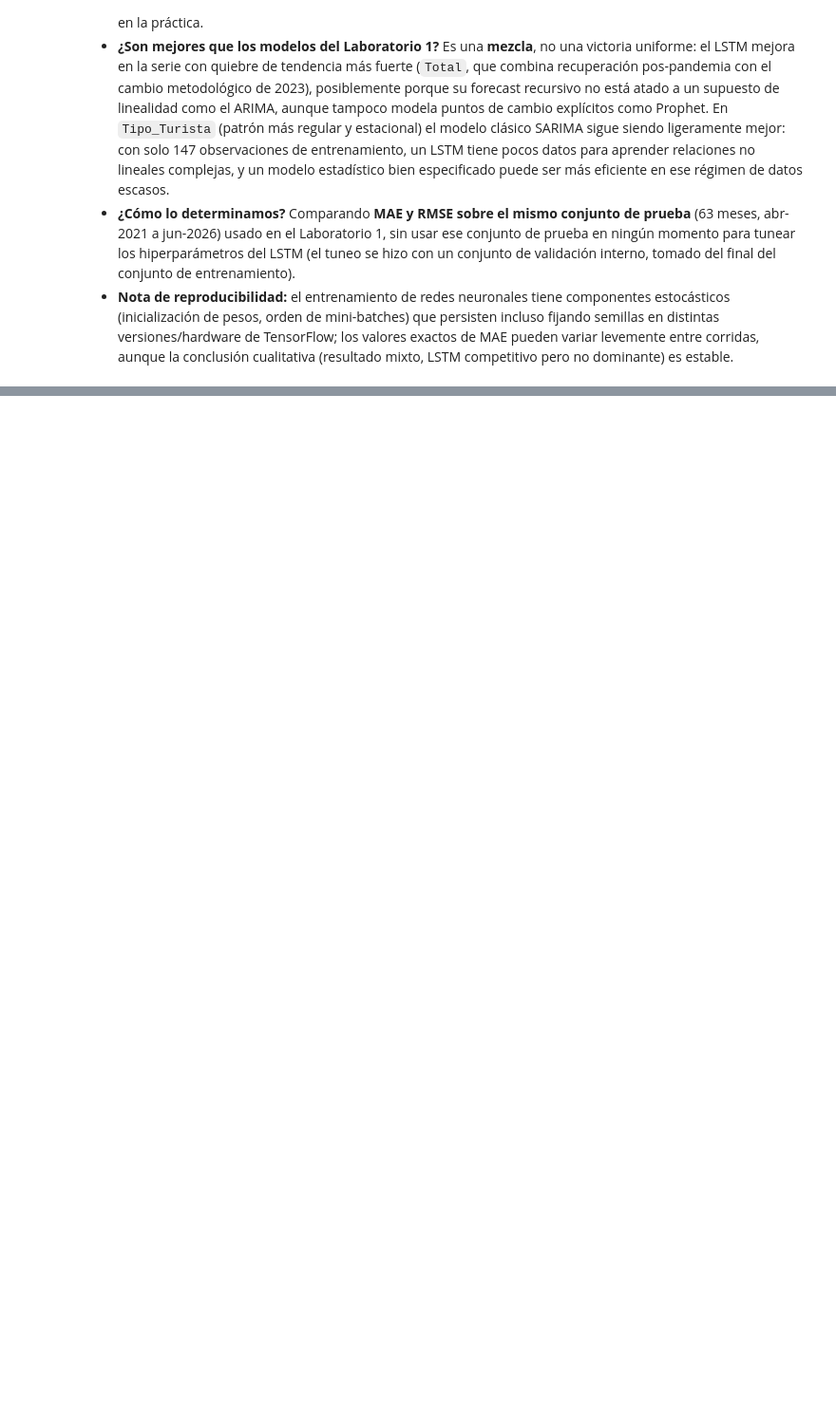
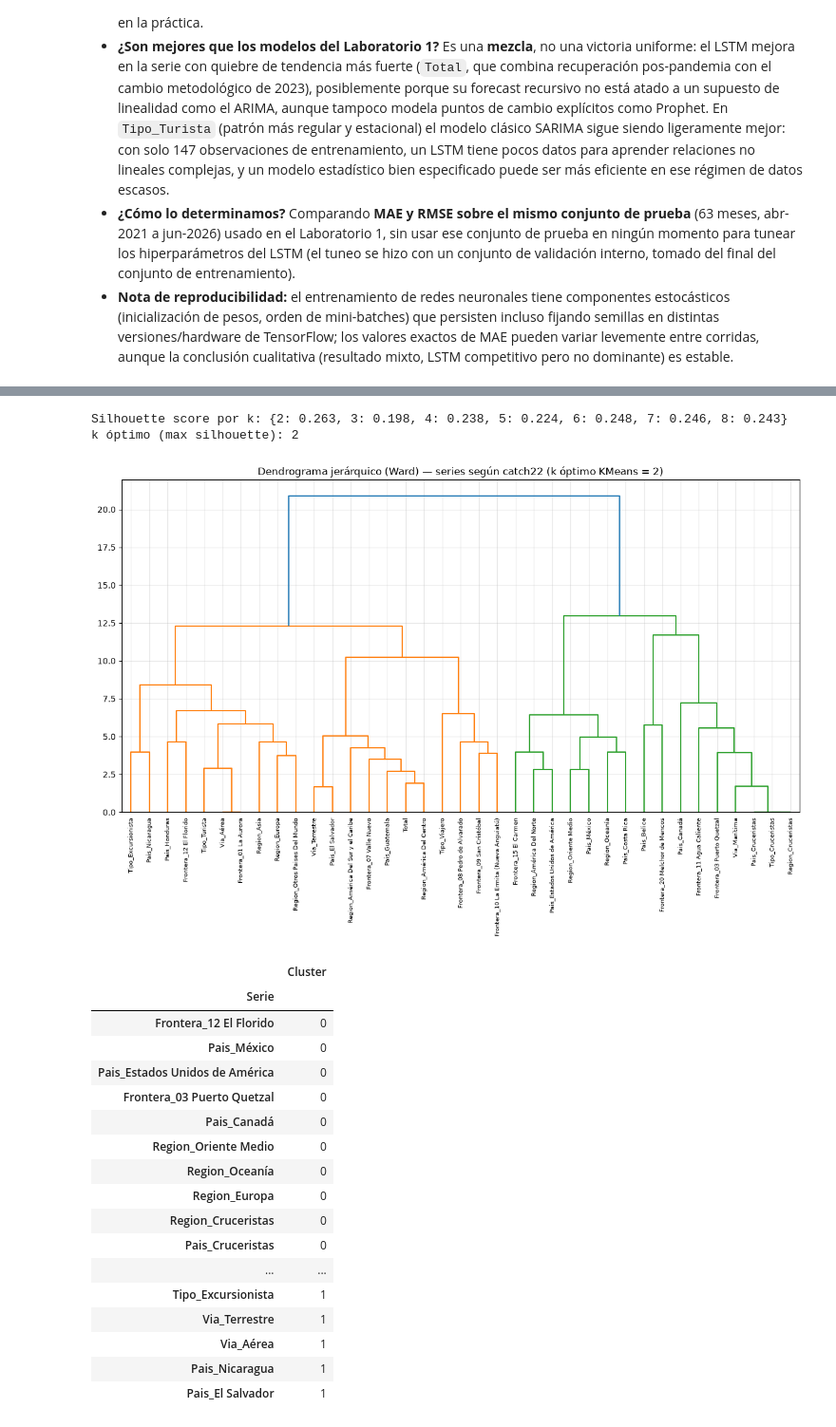
Before and after one commit to Zacatac23/Lab2_Data, a Jupyter notebook: Avance_Laboratorio2_LSTM.ipynb, the cells around one changed output, grey strips where cells are left out. Shown at 95% size. Drawn from its saved outputs; the diff is of its cells as text; code cells hidden in the pictures; blank space fills up the shorter version.

```diff
--- a/Avance_Laboratorio2_LSTM.ipynb
+++ b/Avance_Laboratorio2_LSTM.ipynb
@@ -411,0 +550,50 @@ Tipo_Turista   : LSTM MAE=54,776.3  vs  Lab1 MAE=72,410.2  -> gana LSTM (-24.4%
+# %%
+from sklearn.cluster import KMeans
+from sklearn.metrics import silhouette_score
+from scipy.cluster.hierarchy import dendrogram, linkage, fcluster
+
+sil_scores = {}
+for k in range(2, 9):
+    km = KMeans(n_clusters=k, random_state=42, n_init=10)
+    labels_k = km.fit_predict(matriz_std)
+    sil_scores[k] = silhouette_score(matriz_std, labels_k)
+
+k_optimo = max(sil_scores, key=sil_scores.get)
+print('Silhouette score por k:', {k: round(v, 3) for k, v in sil_scores.items()})
+print('k óptimo (max silhouette):', k_optimo)
+
+kmeans_final = KMeans(n_clusters=k_optimo, random_state=42, n_init=10)
+cluster_labels = kmeans_final.fit_predict(matriz_std)
+clusters_df = pd.Series(cluster_labels, index=matriz_std.index, name='Cluster').sort_values()
+
+Z = linkage(matriz_std.values, method='ward')
+fig, ax = plt.subplots(figsize=(12, max(6, len(matriz_std) * 0.22)))
+dendrogram(Z, labels=matriz_std.index.tolist(), leaf_rotation=90, leaf_font_size=7,
+           color_threshold=0.7 * max(Z[:, 2]), ax=ax)
+ax.set_title(f'Dendrograma jerárquico (Ward) — series según catch22 (k óptimo KMeans = {k_optimo})')
+plt.tight_layout()
+plt.show()
+
+clusters_df.to_frame()
+# %% [output]
+Silhouette score por k: {2: 0.263, 3: 0.198, 4: 0.238, 5: 0.224, 6: 0.248, 7: 0.246, 8: 0.243}
+k óptimo (max silhouette): 2
+[figure, added]
+|  | Cluster |
+| Serie |  |
+| Frontera_12 El Florido | 0 |
+| Pais_México | 0 |
+| Pais_Estados Unidos de América | 0 |
+| Frontera_03 Puerto Quetzal | 0 |
+| Pais_Canadá | 0 |
+| Region_Oriente Medio | 0 |
+| Region_Oceanía | 0 |
+| Region_Europa | 0 |
+| Region_Cruceristas | 0 |
+| Pais_Cruceristas | 0 |
+| ... | ... |
+| Tipo_Excursionista | 1 |
+| Via_Terrestre | 1 |
+| Via_Aérea | 1 |
+| Pais_Nicaragua | 1 |
+| Pais_El Salvador | 1 |
```
Also changed, not shown: parts of 24 cells of this notebook.
